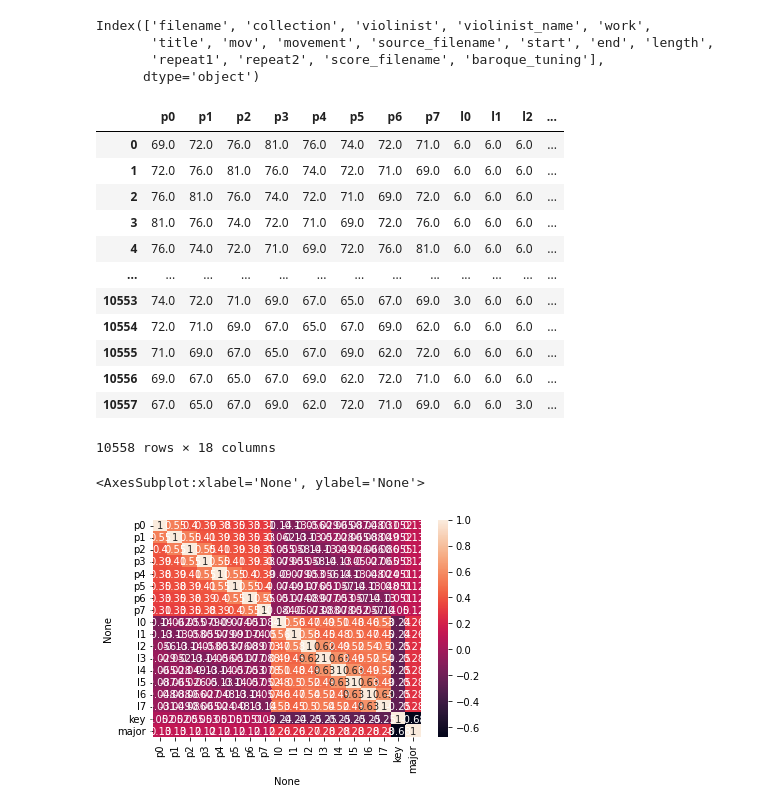
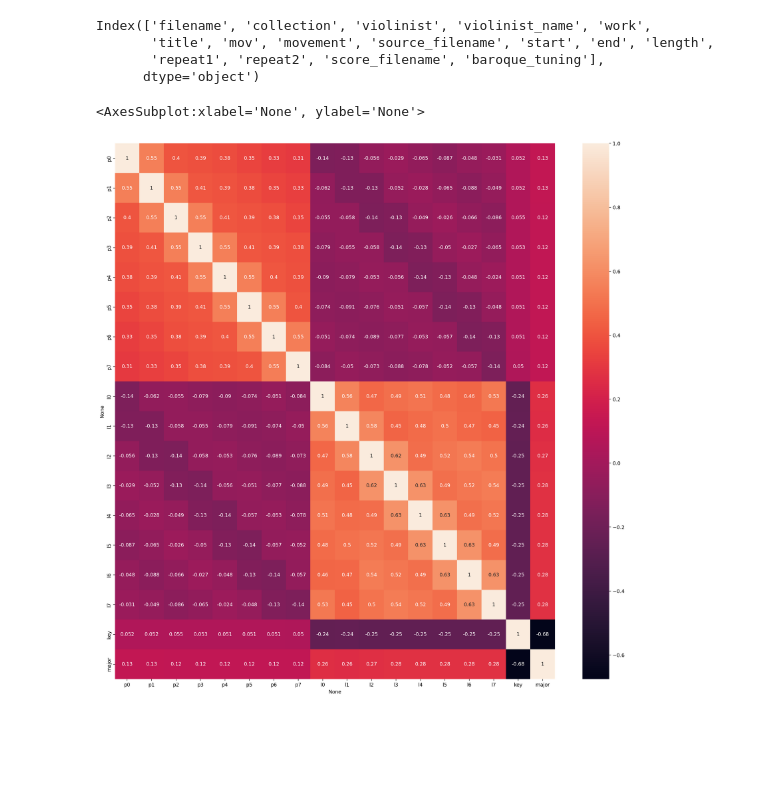
Before and after one commit to isaacbs/echoes, a Jupyter notebook: Data Preparation (CSV implementation).ipynb, the cells around one changed output. Cells and saved outputs as stored; diff of their text form; code cells hidden in the pictures; blank space fills up the shorter version.

```diff
--- a/Data Preparation (CSV implementation).ipynb
+++ b/Data Preparation (CSV implementation).ipynb
@@ -50,27 +50,12 @@ for file in os.listdir(directory):
 # %%
 df = df.reset_index()
 df = df.drop('index', axis=1)
-# %%
-df
-# %% [output]
-|  | p0 | p1 | p2 | p3 | p4 | p5 | p6 | p7 | l0 | l1 | l2 | ... |
-| 0 | 69.0 | 72.0 | 76.0 | 81.0 | 76.0 | 74.0 | 72.0 | 71.0 | 6.0 | 6.0 | 6.0 | ... |
-| 1 | 72.0 | 76.0 | 81.0 | 76.0 | 74.0 | 72.0 | 71.0 | 69.0 | 6.0 | 6.0 | 6.0 | ... |
-| 2 | 76.0 | 81.0 | 76.0 | 74.0 | 72.0 | 71.0 | 69.0 | 72.0 | 6.0 | 6.0 | 6.0 | ... |
-| 3 | 81.0 | 76.0 | 74.0 | 72.0 | 71.0 | 69.0 | 72.0 | 76.0 | 6.0 | 6.0 | 6.0 | ... |
-| 4 | 76.0 | 74.0 | 72.0 | 71.0 | 69.0 | 72.0 | 76.0 | 81.0 | 6.0 | 6.0 | 6.0 | ... |
-| ... | ... | ... | ... | ... | ... | ... | ... | ... | ... | ... | ... | ... |
-| 10553 | 74.0 | 72.0 | 71.0 | 69.0 | 67.0 | 65.0 | 67.0 | 69.0 | 3.0 | 6.0 | 6.0 | ... |
-| 10554 | 72.0 | 71.0 | 69.0 | 67.0 | 65.0 | 67.0 | 69.0 | 62.0 | 6.0 | 6.0 | 6.0 | ... |
-| 10555 | 71.0 | 69.0 | 67.0 | 65.0 | 67.0 | 69.0 | 62.0 | 72.0 | 6.0 | 6.0 | 6.0 | ... |
-| 10556 | 69.0 | 67.0 | 65.0 | 67.0 | 69.0 | 62.0 | 72.0 | 71.0 | 6.0 | 6.0 | 6.0 | ... |
-| 10557 | 67.0 | 65.0 | 67.0 | 69.0 | 62.0 | 72.0 | 71.0 | 69.0 | 6.0 | 6.0 | 3.0 | ... |
-10558 rows × 18 columns
 # %%
+plt.figure(figsize=(20,20), dpi=200)
 sns.heatmap(df.corr(), annot=True)
 # %% [output]
 <AxesSubplot:xlabel='None', ylabel='None'>
-[figure, old version]
+[figure, new version]
 # %%
 X = df.drop('p7', axis=1)
 y = df['p7']
```
Also changed, not shown: parts of 4 cells of this notebook, 5 other files.
